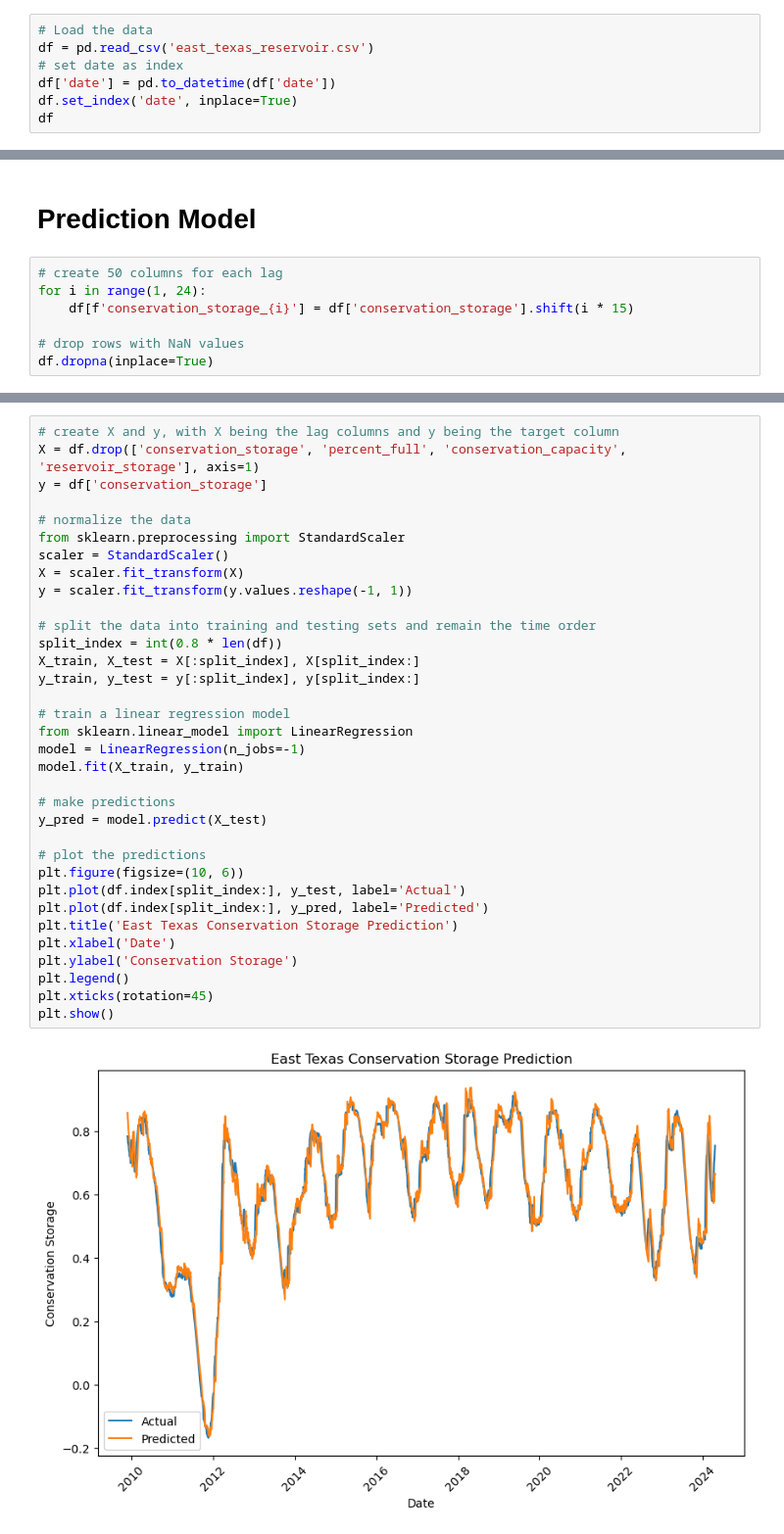
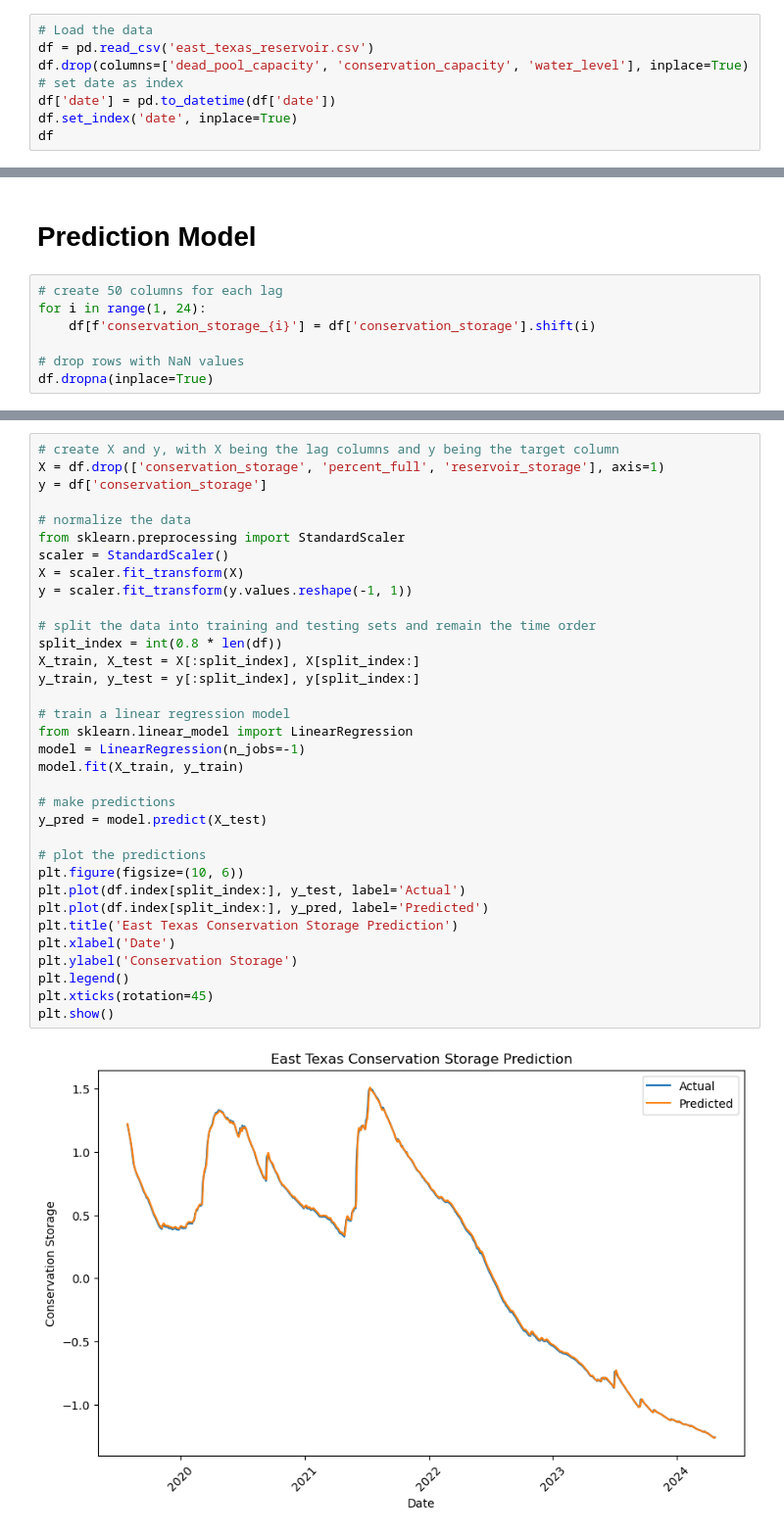
Before and after one commit to khoihng22/data-analytics-final-project, a Jupyter notebook: report_2.ipynb, the cells around one changed output, grey strips where cells are left out. Shown at 98% size. Drawn from its saved outputs; the diff is of its cells as text.

```diff
--- a/report_2.ipynb
+++ b/report_2.ipynb
@@ -6,6 +6,7 @@ import seaborn as sns
 # %%
 # Load the data
 df = pd.read_csv('east_texas_reservoir.csv')
+df.drop(columns=['dead_pool_capacity', 'conservation_capacity', 'water_level'], inplace=True)
 # set date as index
 df['date'] = pd.to_datetime(df['date'])
 df.set_index('date', inplace=True)
@@ -192,7 +168,7 @@ plt.show()
 # %%
 # create 50 columns for each lag
 for i in range(1, 24):
-    df[f'conservation_storage_{i}'] = df['conservation_storage'].shift(i * 15)
+    df[f'conservation_storage_{i}'] = df['conservation_storage'].shift(i)
 
 # drop rows with NaN values
 df.dropna(inplace=True)
@@ -216,36 +192,36 @@ df
 # %%
 # create X and y, with X being the lag columns and y being the target column
-X = df.drop(['conservation_storage', 'percent_full', 'conservation_capacity', 'reservoir_storage'], axis=1)
+X = df.drop(['conservation_storage', 'percent_full', 'reservoir_storage'], axis=1)
 y = df['conservation_storage']
 
 # normalize the data
 from sklearn.preprocessing import StandardScaler
 scaler = StandardScaler()
 X = scaler.fit_transform(X)
 y = scaler.fit_transform(y.values.reshape(-1, 1))
 
 # split the data into training and testing sets and remain the time order
 split_index = int(0.8 * len(df))
 X_train, X_test = X[:split_index], X[split_index:]
 y_train, y_test = y[:split_index], y[split_index:]
 
 # train a linear regression model
 from sklearn.linear_model import LinearRegression
 model = LinearRegression(n_jobs=-1)
 model.fit(X_train, y_train)
 
 # make predictions
 y_pred = model.predict(X_test)
 
 # plot the predictions
 plt.figure(figsize=(10, 6))
 plt.plot(df.index[split_index:], y_test, label='Actual')
 plt.plot(df.index[split_index:], y_pred, label='Predicted')
 plt.title('East Texas Conservation Storage Prediction')
 plt.xlabel('Date')
 plt.ylabel('Conservation Storage')
 plt.legend()
 plt.xticks(rotation=45)
 plt.show()
 # %% [output]
-[figure, old version]
+[figure, new version]
```
Also changed, not shown: parts of 33 cells of this notebook, 2 other files.
